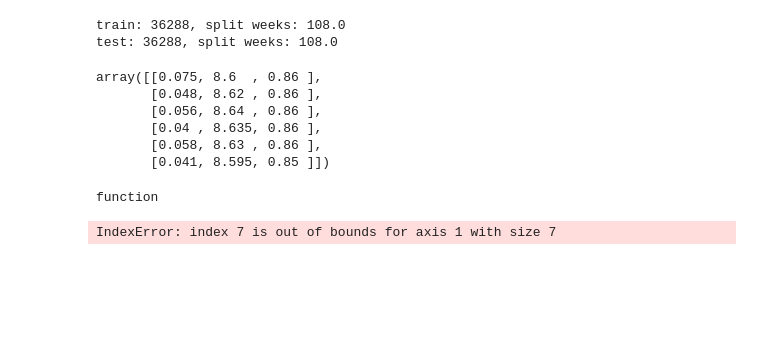
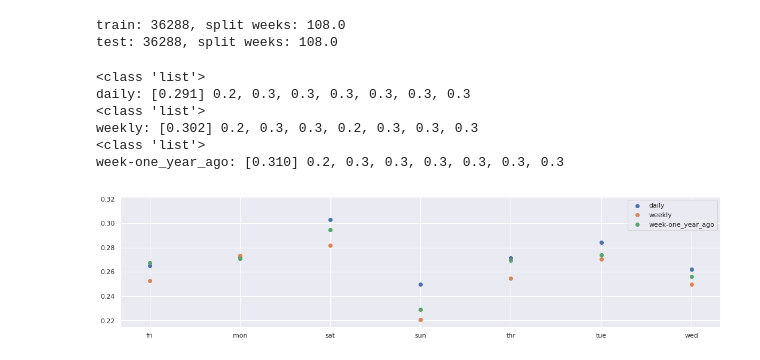
Before and after one commit to sofiary/teamunicornn, a Jupyter notebook: challenge_1/notebooks_datascience/4_0_forecast_daily_baseline.ipynb, the cells around one changed output. Drawn from its saved outputs; the diff is of its cells as text; code cells hidden in the pictures; blank space fills up the shorter version.

Commit message:
Updated baseline forecast models

```diff
--- a/challenge_1/notebooks_datascience/4_0_forecast_daily_baseline.ipynb
+++ b/challenge_1/notebooks_datascience/4_0_forecast_daily_baseline.ipynb
@@ -24,6 +37,9 @@ import dask.dataframe as dd
 PATH = '../input/merged_data/'
 # %%
 pd.set_option('display.max_columns', None)
+# %%
+#half hourly
+DAILY_SAMPLE_RATE= 24*2
 # %% [markdown]
 ### Read in data
 # %% [markdown]
@@ -298,22 +259,8 @@ def daily_persistence(history):
     # get the data for the prior week
     #print('len(history): {0}'.format(len(history)))
     last_week = history[-1]
-    #print('last_week.shape: {0}'.format(last_week.shape))
-    #print('first_week.shape: {0}'.format(history[0].shape))
-    # get the total active power for the last day
+    # get the total value for the last day
     value = last_week[-1, 0]
     # prepare 7 day forecast
-    forecast = [value for _ in range(7)]
+    forecast = [value for _ in range(7*DAILY_SAMPLE_RATE)]
     return forecast
-
-# weekly persistence model
-def weekly_persistence(history):
-    # get the data for the prior week
-    last_week = history[-1]
-    return last_week[:, 0]
-
-# week one year ago persistence model
-def week_one_year_ago_persistence(history):
-    # get the data for the prior week
-    last_week = history[-52]
-    return last_week[:, 0]
@@ -320,42 +279,39 @@ def week_one_year_ago_persistence(history):
 # %%
 mac_df =  mac[['energy(kWh/hh)', 'temperature', 'humidity']]
+mac_df=mac_df.fillna(0)
 # %%
 # split into train and test
-train, test = split_dataset(mac_df.values)
+train, test = split_dataset(mac_df.values, DAILY_SAMPLE_RATE)
 # %% [output]
 train: 36288, split weeks: 108.0
 test: 36288, split weeks: 108.0
-# %%
-train[0][:6]
-# %% [output]
-array([[0.075, 8.6  , 0.86 ],
-       [0.048, 8.62 , 0.86 ],
-       [0.056, 8.64 , 0.86 ],
-       [0.04 , 8.635, 0.86 ],
-       [0.058, 8.63 , 0.86 ],
-       [0.041, 8.595, 0.85 ]])
 # %%
 # define the names and functions for the models we wish to evaluate
 models = dict()
 models['daily'] = daily_persistence
 models['weekly'] = weekly_persistence
 models['week-one_year_ago'] = week_one_year_ago_persistence
-# %%
-type(models['daily'])
-# %% [output]
-function
 # %%
 # evaluate each model
 days = ['sun', 'mon', 'tue', 'wed', 'thr', 'fri', 'sat']
+#pseododays = list(range(1,8))
 for name, func in models.items():
     # evaluate and get scores
     score, scores = evaluate_model(func, train, test)
     # summarize scores
-    summarize_scores(name, score, scores)
+    summarize_scores(name, score, scores, DAILY_SAMPLE_RATE)
     # plot scores
-    pyplot.scatter(days, scores, marker='o', label=name)
+    av = av_scores(scores, DAILY_SAMPLE_RATE)
+    #sns.scatterplot(days, av, marker='o', label=name)
+    plt.scatter(days, av, marker='o', label=name)
 # show plot
-pyplot.legend()
-pyplot.show()
+plt.legend()
+plt.show()
 # %% [output]
-IndexError: index 7 is out of bounds for axis 1 with size 7
+<class 'list'>
+daily: [0.291] 0.2, 0.3, 0.3, 0.3, 0.3, 0.3, 0.3
+<class 'list'>
+weekly: [0.302] 0.2, 0.3, 0.3, 0.2, 0.3, 0.3, 0.3
+<class 'list'>
+week-one_year_ago: [0.310] 0.2, 0.3, 0.3, 0.3, 0.3, 0.3, 0.3
+[figure, added]
```
Also changed, not shown: parts of 17 cells of this notebook, 2 other files.
